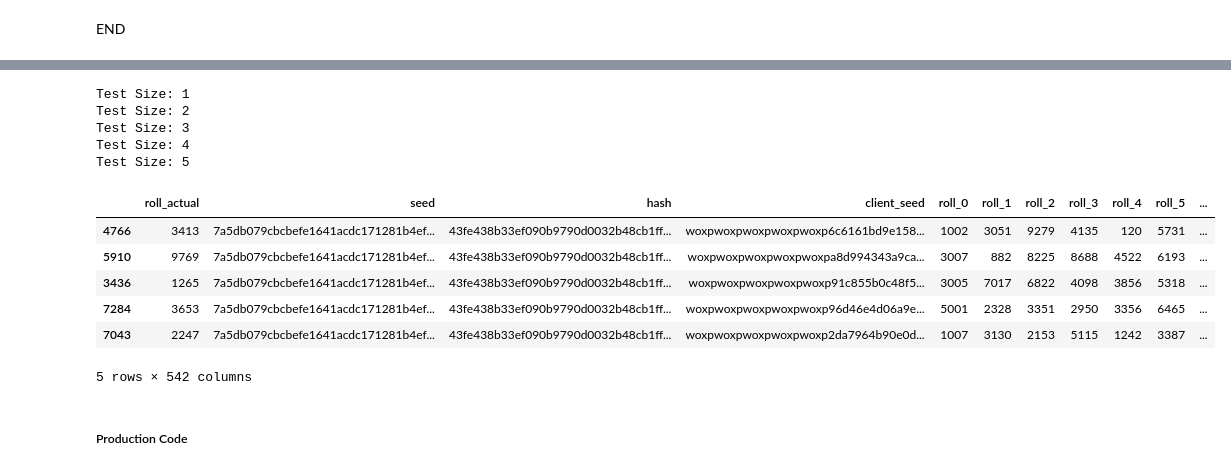
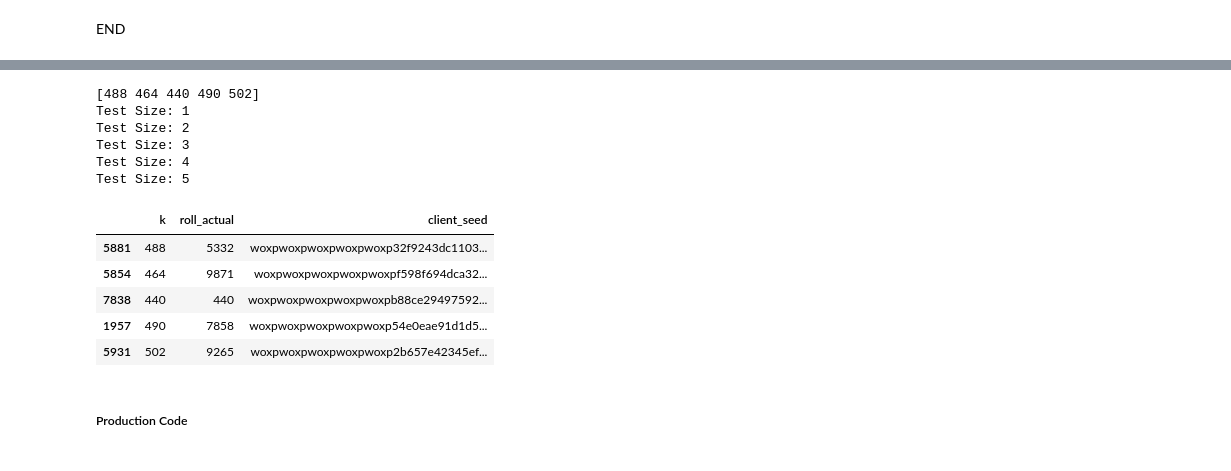
Before and after one commit to baskarsambandamurthy/hashing, a Jupyter notebook: baseline hash-trend-verification ML large volume hash 25 features.ipynb, the cells around one changed output, grey strips where cells are left out. Drawn from its saved outputs; the diff is of its cells as text; code cells hidden in the pictures.

```diff
--- a/baseline hash-trend-verification ML large volume hash 25 features.ipynb
+++ b/baseline hash-trend-verification ML large volume hash 25 features.ipynb
@@ -1021,9 +1021,9 @@ def generate_data(test,client_seed_data,pass_state_reqd,
 
     return result_df
 # %%
-hashval = '8accda1aa955b3f67f11761842e9963bef6b45ae5124954a44aa90afb6802ffa'#'3e24f29a3ae70e54aedd86b0c68640050be7dace8ae679f1fb85d1325a56ddae'
+hashval = 'a08fa060e49d0755163928e2445a6d5eb715a9827239fff6aa75a07f7dec36cd'#'3e24f29a3ae70e54aedd86b0c68640050be7dace8ae679f1fb85d1325a56ddae'
 seed = hashval #'c77b3e783f094e255b0693f89094bed95ad9738d86f44fa4c09c8b0d58e2c73e'
-nonce = 2675 #2390
+nonce = 2677 #2390
 
 feature_chain_length=60
 train_hash_size = 2158#121
@@ -3124,7 +3205,8 @@ def gen_all_k(models,features_test,data,test_hash_cutoff_df,target_total=1,is_k_
         if total==target_total:
             all_k.append(k)
             if is_k_data_req:
-                cur_test = test_filt[['roll_actual','client_seed','probs']]
+#                 cur_test = test_filt[['roll_actual','client_seed','probs']]
+                cur_test = test_filt
                 cur_test['k']=k
                 if test_filt_all is None:
                     test_filt_all = cur_test
@@ -4003,0 +4080,13 @@ mean_first_match = np.mean(np.array(first_match_pos_list))
+# %%
+# match_pos_df.groupby('hash_index')
+mask = (match_pos_df['ratio_mean_asc']==top_ratio_mean_asc)
+# mask = (match_pos_df['ratio_mean_asc']==False)
+pos_top_df= match_pos_df[mask].sort_values(['hash_index','first_match_pos'],ascending=True)\
+            .groupby(['hash_index'])\
+            .head(5)
+print(pos_top_df['imp_feats_count'].value_counts())
+pos_top_df
+# match_pos_df.sort_values(['first_match_pos'],ascending=True)\
+#             .groupby(['hash_index','ratio_mean_asc'])\
+#             .head(5)\
+#             .sort_values(['hash_index','ratio_mean_asc'],ascending=True)
@@ -4003,0 +4123,13 @@ mean_first_match = np.mean(np.array(first_match_pos_list))
+# %%
+%%time
+imp_feats_count_list = [2,5,10,15,20,25,30,35,40,45,50,55,60]
+sim_cutoff_dfs_actual=None
+top_n = len(all_k)
+cutoff_pos_df_actual,sim_cutoff_dfs_actual,top_mean_actual=create_cutoff_pos_df(test,xgb_models,
+                    features_test,df[df.index.isin(all_k)],
+                    imp_feats_count_list,test_all_k,is_compute_matches=False,
+                   test_ratio_limit=0.12,sim_cutoff_dfs=sim_cutoff_dfs_actual,
+                    low_high_record_condns=[(False,1,top_n)],
+                    ratio_mean_asc=top_ratio_mean_asc,roll_mean_asc=not(HIGH_ANALYSIS),
+                    top_k_ele=top_k_ele)
+cutoff_pos_df_actual
@@ -4028,31 +4192,34 @@ mean_first_match = np.mean(np.array(first_match_pos_list))
 # test_sel[['k','client_seed','probs']]
 # %%
 test_sel=None
-for k_sel in [283,580,276,334,577]:
+#array([ 10, 536, 371, 333, 518])
+k_list = top_mean_actual[8][:5]['k'].values
+print(k_list)
+for k_sel in k_list:
     row = df.iloc[k_sel]
 #     print(row)
-    mask = (test_probs['probs']>=row['cutoff']) & (test_probs['probs']<=row['cutoff_2'])
-    cur_test_sel = test_probs[mask]
+    mask = (test['probs']>=row['cutoff']) & (test['probs']<=row['cutoff_2'])
+    cur_test_sel = test[mask]
     cur_test_sel['k']=k_sel
     if test_sel is None:
         test_sel = cur_test_sel
     else:
         test_sel = pd.concat([test_sel,cur_test_sel],axis=0)
     print('Test Size:',len(test_sel))
-test_sel
+test_sel[['k','roll_actual','client_seed']]
 # %% [output]
+[488 464 440 490 502]
 Test Size: 1
 Test Size: 2
 Test Size: 3
 Test Size: 4
 Test Size: 5
-|  | roll_actual | seed | hash | client_seed | roll_0 | roll_1 | roll_2 | roll_3 | roll_4 | roll_5 | ... |
-| 4766 | 3413 | 7a5db079cbcbefe1641acdc171281b4ef... | 43fe438b33ef090b9790d0032b48cb1ff... | woxpwoxpwoxpwoxpwoxp6c6161bd9e158... | 1002 | 3051 | 9279 | 4135 | 120 | 5731 | ... |
-| 5910 | 9769 | 7a5db079cbcbefe1641acdc171281b4ef... | 43fe438b33ef090b9790d0032b48cb1ff... | woxpwoxpwoxpwoxpwoxpa8d994343a9ca... | 3007 | 882 | 8225 | 8688 | 4522 | 6193 | ... |
-| 3436 | 1265 | 7a5db079cbcbefe1641acdc171281b4ef... | 43fe438b33ef090b9790d0032b48cb1ff... | woxpwoxpwoxpwoxpwoxp91c855b0c48f5... | 3005 | 7017 | 6822 | 4098 | 3856 | 5318 | ... |
-| 7284 | 3653 | 7a5db079cbcbefe1641acdc171281b4ef... | 43fe438b33ef090b9790d0032b48cb1ff... | woxpwoxpwoxpwoxpwoxp96d46e4d06a9e... | 5001 | 2328 | 3351 | 2950 | 3356 | 6465 | ... |
-| 7043 | 2247 | 7a5db079cbcbefe1641acdc171281b4ef... | 43fe438b33ef090b9790d0032b48cb1ff... | woxpwoxpwoxpwoxpwoxp2da7964b90e0d... | 1007 | 3130 | 2153 | 5115 | 1242 | 3387 | ... |
+|  | k | roll_actual | client_seed |
+| 5881 | 488 | 5332 | woxpwoxpwoxpwoxpwoxp32f9243dc1103... |
+| 5854 | 464 | 9871 | woxpwoxpwoxpwoxpwoxpf598f694dca32... |
+| 7838 | 440 | 440 | woxpwoxpwoxpwoxpwoxpb88ce29497592... |
+| 1957 | 490 | 7858 | woxpwoxpwoxpwoxpwoxp54e0eae91d1d5... |
+| 5931 | 502 | 9265 | woxpwoxpwoxpwoxpwoxp2b657e42345ef... |
-5 rows × 542 columns
 # %%
 imp_feats = [col for col in imp_df['feature'].values if (col.startswith('roll_'))][:10]
 test_sel[['k']+imp_feats]
```
Also changed, not shown: parts of 59 cells of this notebook.
